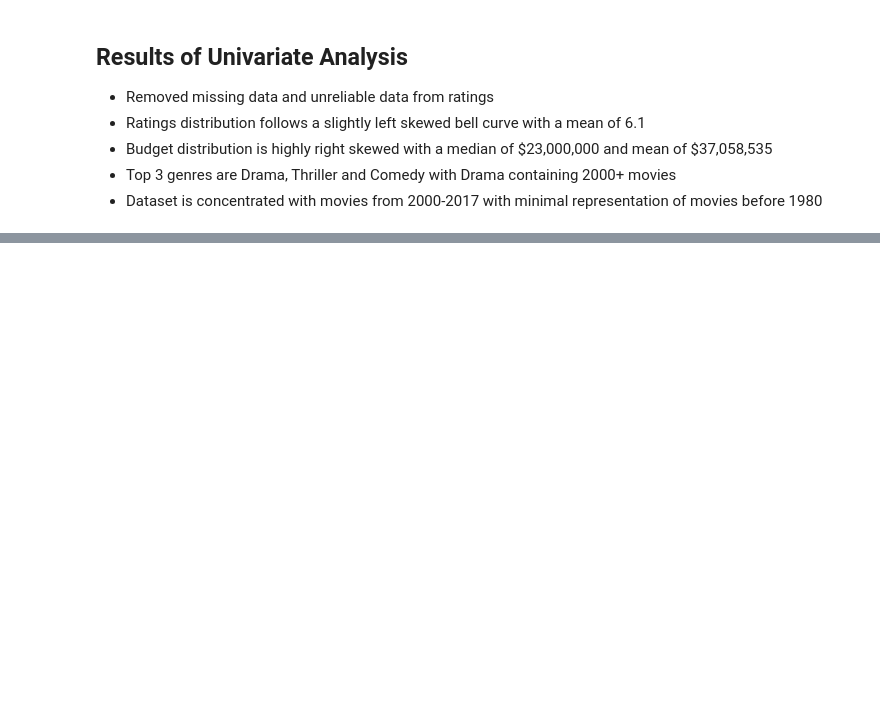
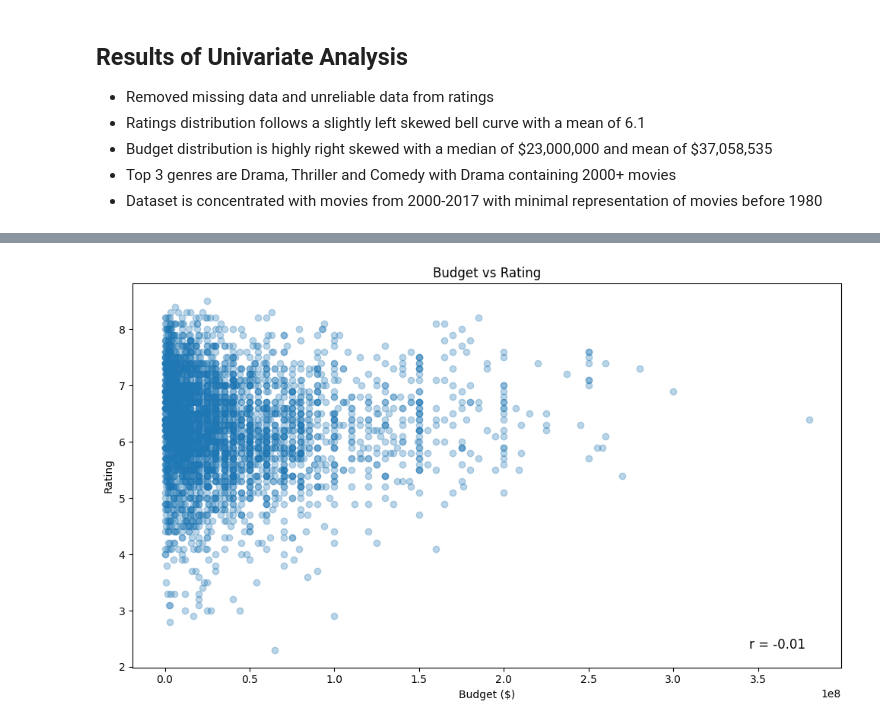
Before and after one commit to Ishan-Mishra21/Movies-EDA, a Jupyter notebook: MoviesEDA.ipynb, the cells around one changed output, grey strips where cells are left out. Drawn from its saved outputs; the diff is of its cells as text; code cells hidden in the pictures; blank space fills up the shorter version.

```diff
--- a/MoviesEDA.ipynb
+++ b/MoviesEDA.ipynb
@@ -268,0 +290,15 @@ plt.show()
+# %%
+#Plotting a graph to see how budget and reviews are related, budget vs review
+fig, ax = plt.subplots(figsize=(10, 6))
+ax.scatter(df["budget"], df["vote_average"], alpha=0.3)
+ax.set_title("Budget vs Rating")
+ax.set_xlabel("Budget ($)")
+ax.set_ylabel("Rating")
+#Calculating Pearson coefficient again to see strength of correlation
+correlation2 = df["budget"].corr(df["vote_average"])
+ax.text(0.95, 0.05, f"r = {correlation2:.2f}", transform=ax.transAxes, ha="right", fontsize=12)
+
+plt.tight_layout()
+plt.show()
+# %% [output]
+[figure, added]
```
Also changed, not shown: parts of 8 cells of this notebook.
